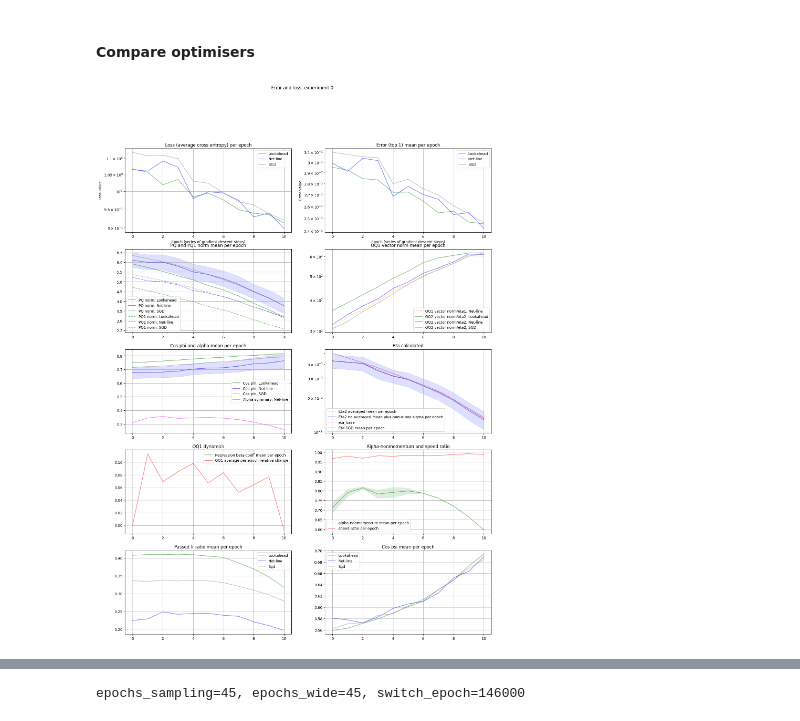
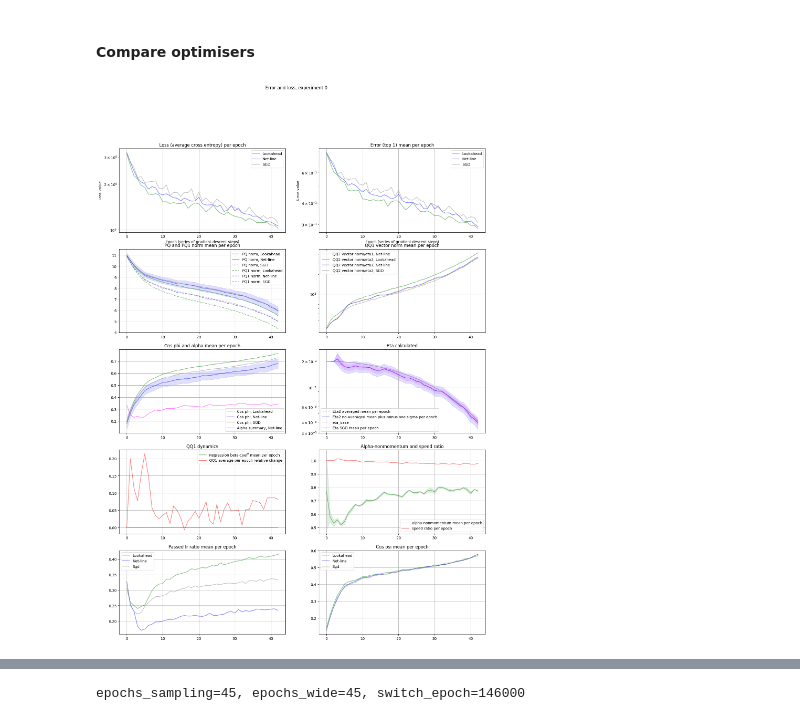
Before and after one commit to vkmbox/adaptive_stepsize, a Jupyter notebook: comparison_cifar100_restnet18_exp.ipynb, the cells around one changed output, grey strips where cells are left out. Cells and saved outputs as stored; diff of their text form; code cells hidden in the pictures.

```diff
--- a/comparison_cifar100_restnet18_exp.ipynb
+++ b/comparison_cifar100_restnet18_exp.ipynb
@@ -142,7 +142,8 @@ def experiment_comparison(data, low, high, title="Comparison"):
 
     axes[2,1].set_title('Eta calculated')
     axes[2,1].set_yscale("log")
-    axes[2,1].plot(MEAN_NETLINE[:,6], color='red', linestyle='dashed', alpha=.5, label='Eta2 averaged mean per epoch')
+    axes[2,1].plot(MEAN_NETLINE[:,6], color='magenta', linestyle='dashed', alpha=.5, label='Eta2 averaged mean per epoch')
+    axes[2,1].fill_between(x=cord_x, y1=MEAN_NETLINE[:,6]-MEAN_NETLINE[:,20], y2=MEAN_NETLINE[:,6]+MEAN_NETLINE[:,20], color='magenta', alpha=.125)
     axes[2,1].plot(MEAN_NETLINE[:,21], color='blue',alpha=.5, label='Eta2 no-averaged mean plus-minus one sigma per epoch')
     axes[2,1].fill_between(x=cord_x, y1=MEAN_NETLINE[:,21]-MEAN_NETLINE[:,22], y2=MEAN_NETLINE[:,21]+MEAN_NETLINE[:,22], color='blue', alpha=.125)
     axes[2,1].plot(MEAN_NETLINE[:,11], color='magenta', alpha=.25, label='eta_base')
@@ -290,10 +291,10 @@ def accuracy_comparison(exp_results, low, high, title="Validation accuracy"):
     ax.set_title(title)
     plt.show()
 # %%
-SAVE_EPOCH = -40
+SAVE_EPOCH = 40
 SAVE_PREFIX = 'resnet18_cifar100_epoch40'
 LOAD_PREFIX = 'resnet18_cifar100_epoch40'
-DO_LOAD = True
+DO_LOAD = False
 if DO_LOAD:
     net_lookahead = make_resnet18v2(3, OUTPUT_DIM).to(DEVICE)
     net_lookahead.load_state_dict(torch.load('run_data/'+LOAD_PREFIX+'_lookahead.pth', weights_only=True)) #_lookahead.pth
@@ -312,7 +313,7 @@ else:
     net_sgd = make_resnet18v2(3, OUTPUT_DIM).to(DEVICE)
     net_sgd.load_state_dict(torch.load('run_data/dummy_snl.pth', weights_only=True))
 
-START_EPOCH = 40
+START_EPOCH = 0
 # %% [markdown]
 #### Compare optimisers
 # %%
@@ -324,7 +325,7 @@ meta = MetaData(batch_size = BATCH_SIZE, output_dim=OUTPUT_DIM, device=DEVICE)
 3-param: 0-test accuracy (Top-1), 1-test errror (cross-entropy), 2-time per step, 3 - qq_norm_test,
 4 - pq_norm, 5 - cos_phi, 6 - eta2, 7 - pq1_norm, 8 - passed lr ratio, 9 - alpha_nomomentum, 10 - qq_full/eta2,
 11 - lr0, 12 - pq_norm sdev, 13 - cos_phi  sdev, 14 - alpha_nomomentum sdev, 15 - alpha,
-16 - speeds ratio, 17 - cos_psi, 18 - None, 19 - None, 20 - None, 21 - eta2_pre, 22 - eta2_pre_var
+16 - speeds ratio, 17 - cos_psi, 18 - None, 19 - None, 20 - eta2_var, 21 - eta2_pre, 22 - eta2_pre_var
 '''
 experimental_results = np.zeros((EXPERIMENTS, EPOCHS_PER_EXPERIMENT, 3, 24))
 
@@ -342,7 +343,7 @@ for experiment in range(EXPERIMENTS):
     #Net-line 2step
     max_lr = 0.02
     EPOCHS_WARMUP = 3
-    SAMPLE_PROB = 0.05 #0.025 if OUTPUT_DIM < 50 else 0.05
+    SAMPLE_PROB = 0.05
     #averaging_check_base = 0.01 #, averaging_check_mid = 0.5, 0.1 #0.75 if OUTPUT_DIM < 50 else 0.1
     snl_momentum = 0.9
     snl_foreach = True
@@ -351,11 +352,11 @@ for experiment in range(EXPERIMENTS):
     snl_opt = optim.SGD(snl_net.parameters(), weight_decay=5e-3, lr=max_lr, momentum=snl_momentum)
     snl_sch = NetLineStepLR(snl_net, snl_opt, meta, foreach=snl_foreach, loss_fn=nn.CrossEntropyLoss(reduction='mean'))
     snl_sch.do_shorten_lr_for_momentum = False
-    snl_sch.lr_averaging_queue_size = 100 #300
-    snl_sch.alpha_nomomentum_queue_size = 20 #30
+    snl_sch.lr_averaging_queue_size = 300 #if OUTPUT_DIM < 50 else 100
+    snl_sch.alpha_nomomentum_queue_size = 30
     snl_sch.alpha_nomomentum_max = torch.tensor(2.0).to(meta.device)
     snl_sch.la_alpha = 1.0
-    snl_sch._flag_sgd_patched_for_secondstep = True
+    snl_sch._flag_sgd_patched_for_secondstep = False
     #snl_sch._total_la_steps = 10
 
     snl_sch.init_params()
@@ -379,20 +380,24 @@ for experiment in range(EXPERIMENTS):
 
     epochs_sampling = int(EPOCHS_PER_EXPERIMENT*3/4) #1/2 3/4 5/8 11/16
     epochs_wide = int(EPOCHS_PER_EXPERIMENT*3/4)
-    epochs_anysampling = int(EPOCHS_PER_EXPERIMENT*7/8) #epochs_cosine + int((EPOCHS_PER_EXPERIMENT-epochs_cosine)/2)
-    switch_epoch = 146000 #epochs_pretail #epochs_cosine - 4
+    epoch_reset = 146000 #epochs_sampling - 5
+    epoch_switch = 146000 #epochs_pretail #epochs_cosine - 4
 
     for epoch in range(START_EPOCH, EPOCHS_PER_EXPERIMENT):
         if DO_LOAD == False and SAVE_EPOCH == epoch and experiment == 0:
             torch.save(net_lookahead.state_dict(), 'run_data/'+SAVE_PREFIX+'_lookahead.pth')
             torch.save(snl_net.state_dict(), 'run_data/'+SAVE_PREFIX+'_snl.pth')
             torch.save(net_sgd.state_dict(), 'run_data/'+SAVE_PREFIX+'_sgd.pth')
+        snl_sch.ignore_eta_averaging = (epoch == epoch_reset)
+        if (epoch == epoch_reset):
+            snl_sch.init_eta_averaging()
+            snl_sch.init_alpha_nomomentum_averaging()
 
         snl_sch.alpha_momentum = alpha_momentum_base
         snl_sch._flag_check_no_backstep = False
         if epoch < epochs_wide:
-            snl_sch.lr_averaging_check_down = 0.25
-            snl_sch.lr_averaging_check_up = 0.25 #0.05
+            snl_sch.lr_averaging_check_down = 0.5 #0.25
+            snl_sch.lr_averaging_check_up = 0.5 #0.25 #0.05
         #elif epoch < epochs_tail:
         #    snl_sch.lr_averaging_check_down = 0.05
         #    snl_sch.lr_averaging_check_up = 0.05
@@ -400,9 +405,9 @@ for experiment in range(EXPERIMENTS):
             snl_sch.lr_averaging_check_down = 0.05
             snl_sch.lr_averaging_check_up = 0.05
 
-        snl_sch.y_part = 0.0 if epoch < switch_epoch else 1.0
-        #snl_sch.y_part = 1.0 if epoch < switch_epoch else 0.0
-        if (epoch == switch_epoch and epoch > 0):
+        snl_sch.y_part = 0.0 if epoch < epoch_switch else 1.0
+        #snl_sch.y_part = 1.0 if epoch < epoch_switch else 0.0
+        if (epoch == epoch_switch and epoch > 0):
             snl_sch.init_eta_averaging()
             snl_sch.init_alpha_nomomentum_averaging()
 
@@ -531,49 +536,49 @@ for experiment in range(EXPERIMENTS):
                 mt_sgd_non_passed.update(non_passed_sgd)
 
         #look-ahead: qq_norm, pq_norm, cos_phi
-        experimental_results[experiment, epoch, 0, 4] = mt_lokah_pq.avg
-        experimental_results[experiment, epoch, 0, 5] = mt_lokah_phi.avg
-        experimental_results[experiment, epoch, 0, 7] = mt_lokah_pq1.avg
-        experimental_results[experiment, epoch, 0, 8] = mt_lokah_non_passed.avg
-        experimental_results[experiment, epoch, 0, 17] = mt_lokah_psi.avg
-        experimental_results[experiment, epoch, 0, 10] = mt_lokah_qqFull.avg
+        experimental_results[experiment, epoch, 0, 4] = mt_lokah_pq.avg()
+        experimental_results[experiment, epoch, 0, 5] = mt_lokah_phi.avg()
+        experimental_results[experiment, epoch, 0, 7] = mt_lokah_pq1.avg()
+        experimental_results[experiment, epoch, 0, 8] = mt_lokah_non_passed.avg()
+        experimental_results[experiment, epoch, 0, 17] = mt_lokah_psi.avg()
+        experimental_results[experiment, epoch, 0, 10] = mt_lokah_qqFull.avg()
 
         #net-line: qq_norm, pq_norm, cos_phi
-        experimental_results[experiment, epoch, 1, 3] = mt_qq.avg
-        experimental_results[experiment, epoch, 1, 4] = mt_pq.avg
-        experimental_results[experiment, epoch, 1, 5] = mt_phi.avg
-        experimental_results[experiment, epoch, 1, 6] = mt_eta2.avg
-        experimental_results[experiment, epoch, 1, 20] = 0
-        experimental_results[experiment, epoch, 1, 21] = mt_eta2_pre.avg
+        experimental_results[experiment, epoch, 1, 3] = mt_qq.avg()
+        experimental_results[experiment, epoch, 1, 4] = mt_pq.avg()
+        experimental_results[experiment, epoch, 1, 5] = mt_phi.avg()
+        experimental_results[experiment, epoch, 1, 6] = mt_eta2.avg()
+        experimental_results[experiment, epoch, 1, 20] = mt_eta2.sdev_biased()
+        experimental_results[experiment, epoch, 1, 21] = mt_eta2_pre.avg()
         experimental_results[experiment, epoch, 1, 22] = mt_eta2_pre.sdev_biased()
         experimental_results[experiment, epoch, 1, 11] = base_lr
         experimental_results[experiment, epoch, 1, 12] = mt_pq.sdev_biased()
         experimental_results[experiment, epoch, 1, 13] = mt_phi.sdev_biased()
         experimental_results[experiment, epoch, 1, 14] = mt_alpha_nomomentum.sdev_biased()
-        experimental_results[experiment, epoch, 1, 15] = mt_alpha.avg
+        experimental_results[experiment, epoch, 1, 15] = mt_alpha.avg()
 
-        experimental_results[experiment, epoch, 1, 7] = mt_pq1.avg
-        experimental_results[experiment, epoch, 1, 8] = mt_non_passed.avg
-        experimental_results[experiment, epoch, 1, 9] = mt_alpha_nomomentum.avg
-        experimental_results[experiment, epoch, 1, 10] = mt_qqFull.avg
-        velocity_ratio = mt_qqRatio.avg
+        experimental_results[experiment, epoch, 1, 7] = mt_pq1.avg()
+        experimental_results[experiment, epoch, 1, 8] = mt_non_passed.avg()
+        experimental_results[experiment, epoch, 1, 9] = mt_alpha_nomomentum.avg()
+        experimental_results[experiment, epoch, 1, 10] = mt_qqFull.avg()
+        velocity_ratio = mt_qqRatio.avg()
         experimental_results[experiment, epoch, 1, 16] = velocity_ratio
-        experimental_results[experiment, epoch, 1, 17] = mt_psi.avg
+        experimental_results[experiment, epoch, 1, 17] = mt_psi.avg()
         experimental_results[experiment, epoch, 1, 18] = 0
         experimental_results[experiment, epoch, 1, 19] = 0
 
         #sgd: qq_norm, pq_norm, cos_phi
-        experimental_results[experiment, epoch, 2, 4] = mt_sgd_pq.avg
-        experimental_results[experiment, epoch, 2, 5] = mt_sgd_phi.avg
-        experimental_results[experiment, epoch, 2, 7] = mt_sgd_pq1.avg
-        experimental_results[experiment, epoch, 2, 8] = mt_sgd_non_passed.avg
-        experimental_results[experiment, epoch, 2, 17] = mt_sgd_psi.avg
-        experimental_results[experiment, epoch, 2, 10] = mt_sgd_qqFull.avg
+        experimental_results[experiment, epoch, 2, 4] = mt_sgd_pq.avg()
+        experimental_results[experiment, epoch, 2, 5] = mt_sgd_phi.avg()
+        experimental_results[experiment, epoch, 2, 7] = mt_sgd_pq1.avg()
+        experimental_results[experiment, epoch, 2, 8] = mt_sgd_non_passed.avg()
+        experimental_results[experiment, epoch, 2, 17] = mt_sgd_psi.avg()
+        experimental_results[experiment, epoch, 2, 10] = mt_sgd_qqFull.avg()
 
         #timing
-        experimental_results[experiment, epoch, 0, 2] = mt_lokah.avg
-        experimental_results[experiment, epoch, 1, 2] = mt_netline.avg
-        experimental_results[experiment, epoch, 2, 2] = mt_sgd.avg
+        experimental_results[experiment, epoch, 0, 2] = mt_lokah.avg()
+        experimental_results[experiment, epoch, 1, 2] = mt_netline.avg()
+        experimental_results[experiment, epoch, 2, 2] = mt_sgd.avg()
 
         # testing loop 0-Lookahead, 1-Net-line 2step, 2-SGD
         opt_lookahead._backup_and_load_cache()
@@ -587,32 +592,32 @@ for experiment in range(EXPERIMENTS):
         #snl_sch._clear_and_load_backup()
         experimental_results[experiment, epoch, 1, 0] = acc1
         experimental_results[experiment, epoch, 1, 1] = loss1
 
         acc2, loss2 = test_loop(net_sgd, test_dataloader, DEVICE)
         experimental_results[experiment, epoch, 2, 0] = acc2
         experimental_results[experiment, epoch, 2, 1] = loss2
         experimental_results[experiment, epoch, 2, 6] = schd_sgd.get_last_lr()[0]
         experimental_results[experiment, epoch, 2, 11] = 0
         experimental_results[experiment, epoch, 2, 12] = 0
 
         schd_sgd.step()
         schd_lookahead.step()
 
         display.clear_output()
         title="Error and loss, experiment {}".format(experiment)
         experiment_comparison(experimental_results[experiment, START_EPOCH:epoch+1], 0, 100, title=title)
 
         for exp in range(experiment):
             print("Experiment={}, sgd={}, net-line={}, lookahead={}, cos_phi={}"\
                 .format(exp, max(experimental_results[exp,  START_EPOCH:EPOCHS_PER_EXPERIMENT, 2, 0])\
                         , max(experimental_results[exp,  START_EPOCH:EPOCHS_PER_EXPERIMENT, 1, 0])\
                         , max(experimental_results[exp,  START_EPOCH:EPOCHS_PER_EXPERIMENT, 0, 0])\
                         , max(experimental_results[exp,  START_EPOCH:EPOCHS_PER_EXPERIMENT, 1, 5])))
 
         print("Experiment={}, sgd={}/{}, net-line={}/{}, lookahead={}/{}, alpha_nomomentum={}, cos_phi={}/{}"\
             .format(experiment, acc2, max(experimental_results[experiment, START_EPOCH:epoch+1, 2, 0]), \
                     acc1, max(experimental_results[experiment, START_EPOCH:epoch+1, 1, 0]), \
                     acc0, max(experimental_results[experiment, START_EPOCH:epoch+1, 0, 0]) , snl_sch.alpha_nomomentum, \
-                    mt_phi.avg, max(experimental_results[experiment, START_EPOCH:epoch+1, 1, 5])))
+                    mt_phi.avg(), max(experimental_results[experiment, START_EPOCH:epoch+1, 1, 5])))
 # %% [output]
-[figure, old version]
+[figure, new version]
```
Also changed, not shown: parts of 7 cells of this notebook, 3 other files.
